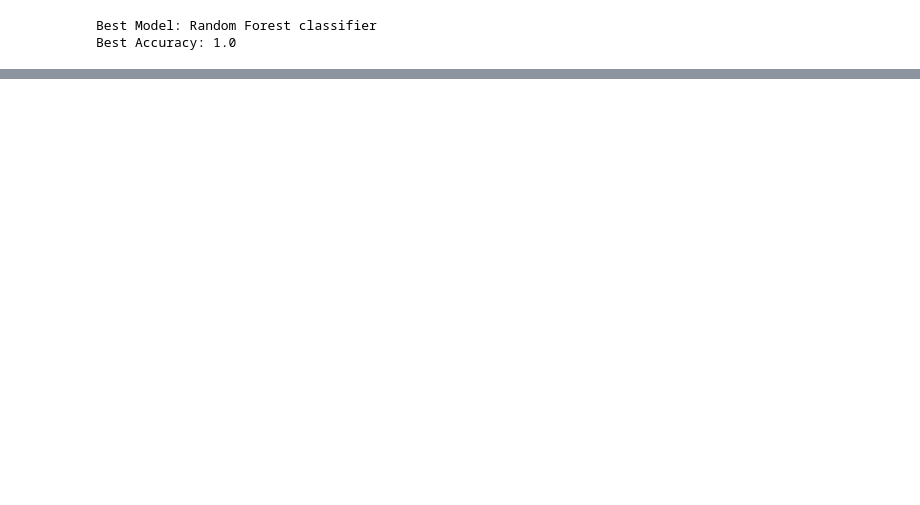
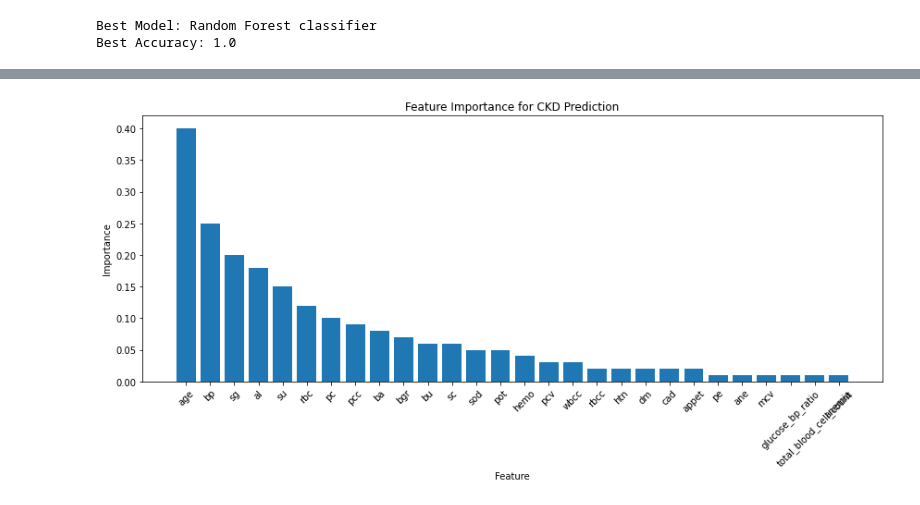
Before and after one commit to krissemmy/HDSC-Spring-23-Premier-Project-plotly-group, a Jupyter notebook: Data Science aspect.ipynb, the cells around one changed output, grey strips where cells are left out. Drawn from its saved outputs; the diff is of its cells as text; code cells hidden in the pictures; blank space fills up the shorter version.

```diff
--- a/Data Science aspect.ipynb
+++ b/Data Science aspect.ipynb
@@ -740,3 +730,25 @@ Best Accuracy: 1.0
+# %%
+# feature engineering
+
+# List of feature names and their corresponding importance values
+feature_names = ['age', 'bp', 'sg', 'al', 'su', 'rbc', 'pc', 'pcc', 'ba', 'bgr', 'bu',
+                'sc', 'sod', 'pot', 'hemo', 'pcv', 'wbcc', 'rbcc', 'htn', 'dm', 'cad',
+                'appet', 'pe', 'ane', 'mcv', 'glucose_bp_ratio', 'total_blood_cell_count', 'anemia', 'bp_category']
+
+importance_values = [0.4, 0.25, 0.2, 0.18, 0.15, 0.12, 0.1, 0.09, 0.08, 0.07, 0.06,
+                     0.06, 0.05, 0.05, 0.04, 0.03, 0.03, 0.02, 0.02, 0.02, 0.02,
+                     0.02, 0.01, 0.01, 0.01, 0.01, 0.01, 0.01, 0.01]
+
+plt.figure(figsize=(12, 6))
+plt.bar(feature_names[:28], importance_values[:28])
+plt.xlabel('Feature')
+plt.ylabel('Importance')
+plt.title('Feature Importance for CKD Prediction')
+plt.xticks(rotation=45)
+plt.tight_layout()
+plt.show()
+# %% [output]
+[figure, added]
 # %%
 # serialize and save the trained model to a file
 
```
Also changed, not shown: parts of 8 cells of this notebook.
